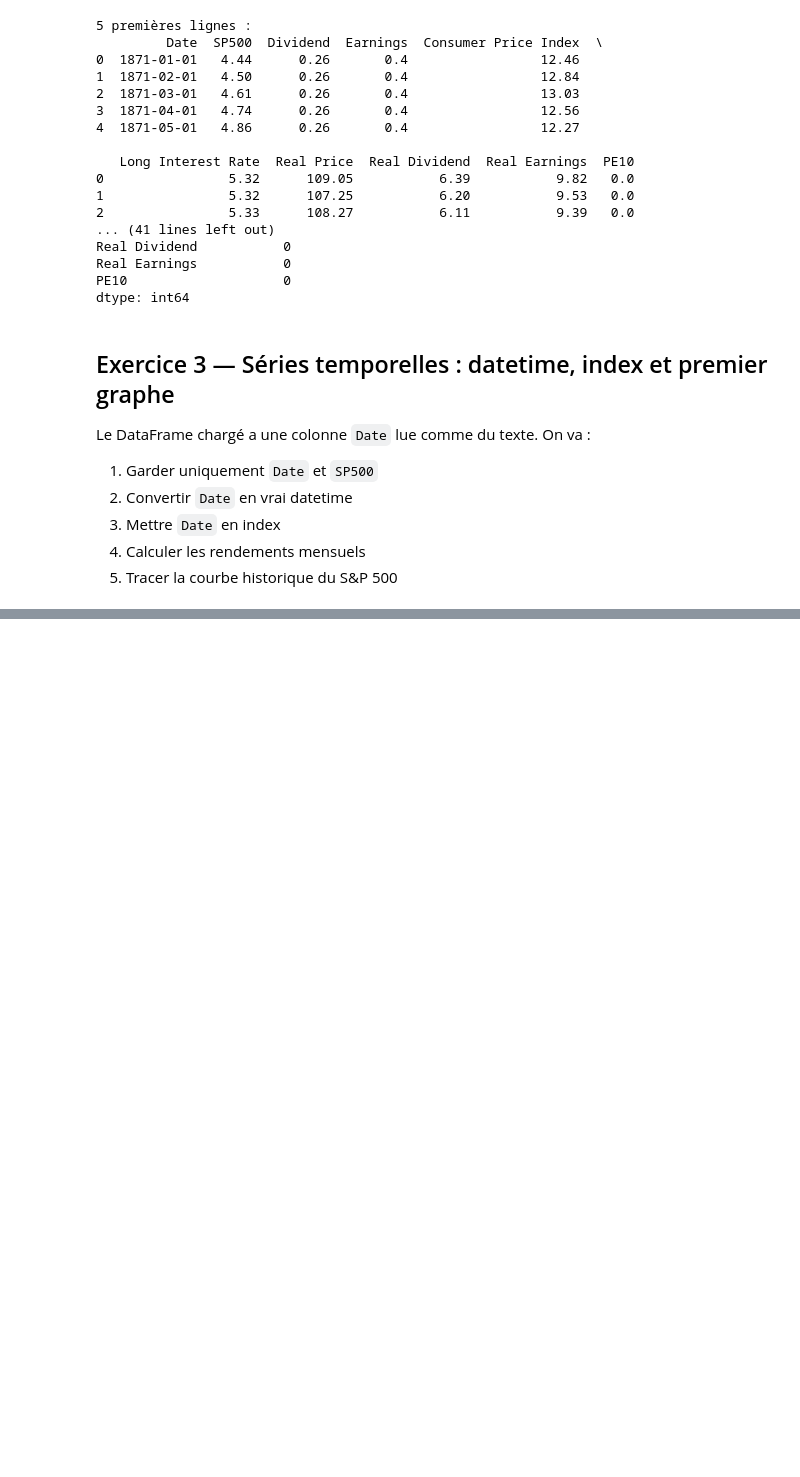
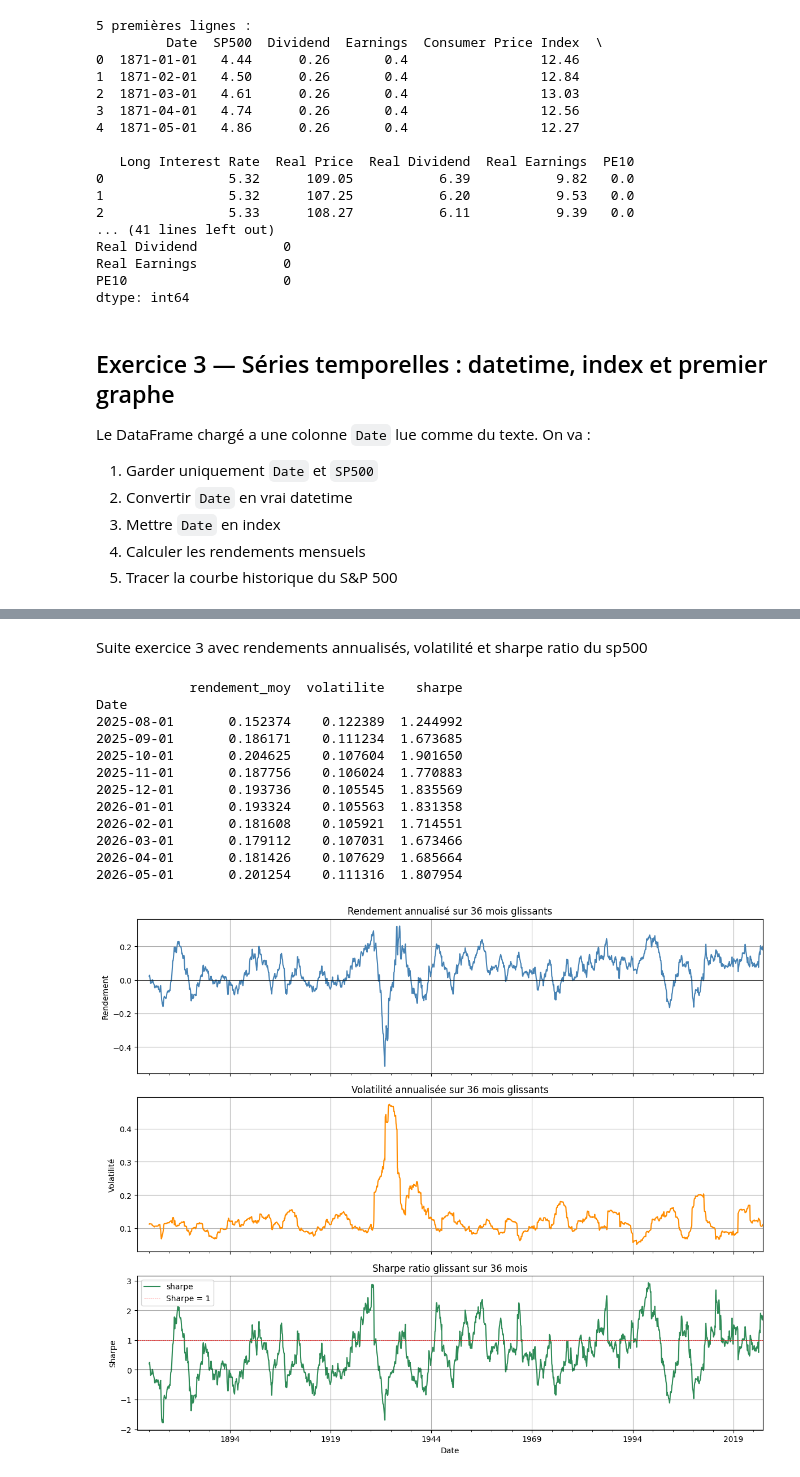
Before and after one commit to Louan-code/quant-research-platform, a Jupyter notebook: notebooks/02_pandas_basics.ipynb, the cells around one changed output, grey strips where cells are left out. Cells and saved outputs as stored; diff of their text form; code cells hidden in the pictures; blank space fills up the shorter version.

```diff
--- a/notebooks/02_pandas_basics.ipynb
+++ b/notebooks/02_pandas_basics.ipynb
@@ -170,0 +176,72 @@ dtype: object
+# %% [markdown]
+Suite exercice 3 avec rendements annualisés, volatilité et sharpe ratio du sp500
+# %%
+import numpy as np
+import pandas as pd
+import matplotlib.pyplot as plt
+
+np.random.seed(42)
+URL = "https://raw.githubusercontent.com/datasets/s-and-p-500/master/data/data.csv"
+
+sp500 = pd.read_csv(URL)
+
+# Étape 1 — Garder uniquement Date et SP500
+sp = sp500[['Date', 'SP500']].copy()
+
+# Étape 2 — Convertir Date en datetime
+sp['Date'] = pd.to_datetime(sp['Date'])
+
+# Étape 3 — Mettre Date en index
+sp = sp.set_index('Date')
+
+# Étape 4 — Calculer les rendements mensuels
+sp['rendement'] = sp['SP500'].pct_change()
+
+WINDOW = 36
+
+# 1. Rendement moyen glissant (annualisé)
+sp['rendement_moy'] = sp['rendement'].rolling(window=WINDOW).mean() * 12
+
+# 2. Volatilité glissante (annualisée)
+sp['volatilite'] = sp['rendement'].rolling(window=WINDOW).std() * np.sqrt(12)
+
+# 3. Sharpe ratio glissant
+sp['sharpe'] = sp['rendement_moy'] / sp['volatilite']
+
+# Affichage rapide
+print(sp[['rendement_moy', 'volatilite', 'sharpe']].tail(10))
+
+fig, axes = plt.subplots(3, 1, figsize=(12, 10), sharex=True)
+
+sp['rendement_moy'].plot(ax=axes[0], color='steelblue', grid=True,
+                         title=f'Rendement annualisé sur {WINDOW} mois glissants')
+axes[0].axhline(0, color='black', linewidth=0.5)
+axes[0].set_ylabel('Rendement')
+
+sp['volatilite'].plot(ax=axes[1], color='darkorange', grid=True,
+                      title=f'Volatilité annualisée sur {WINDOW} mois glissants')
+axes[1].set_ylabel('Volatilité')
+
+sp['sharpe'].plot(ax=axes[2], color='seagreen', grid=True,
+                  title=f'Sharpe ratio glissant sur {WINDOW} mois')
+axes[2].axhline(0, color='black', linewidth=0.5)
+axes[2].axhline(1, color='red', linewidth=0.5, linestyle='--', label='Sharpe = 1')
+axes[2].set_ylabel('Sharpe')
+axes[2].legend()
+
+plt.tight_layout()
+plt.show()
+# %% [output]
+            rendement_moy  volatilite    sharpe
+Date
+2025-08-01       0.152374    0.122389  1.244992
+2025-09-01       0.186171    0.111234  1.673685
+2025-10-01       0.204625    0.107604  1.901650
+2025-11-01       0.187756    0.106024  1.770883
+2025-12-01       0.193736    0.105545  1.835569
+2026-01-01       0.193324    0.105563  1.831358
+2026-02-01       0.181608    0.105921  1.714551
+2026-03-01       0.179112    0.107031  1.673466
+2026-04-01       0.181426    0.107629  1.685664
+2026-05-01       0.201254    0.111316  1.807954
+[figure, added]
```
Also changed, not shown: parts of 9 cells of this notebook.
